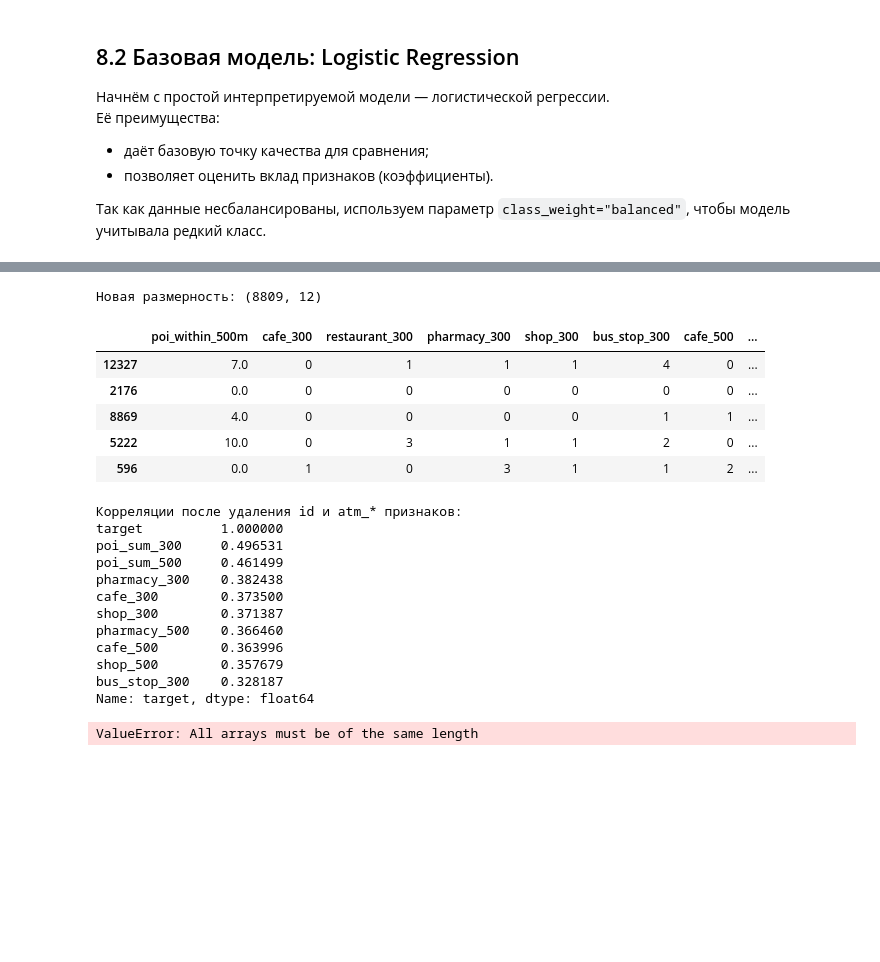
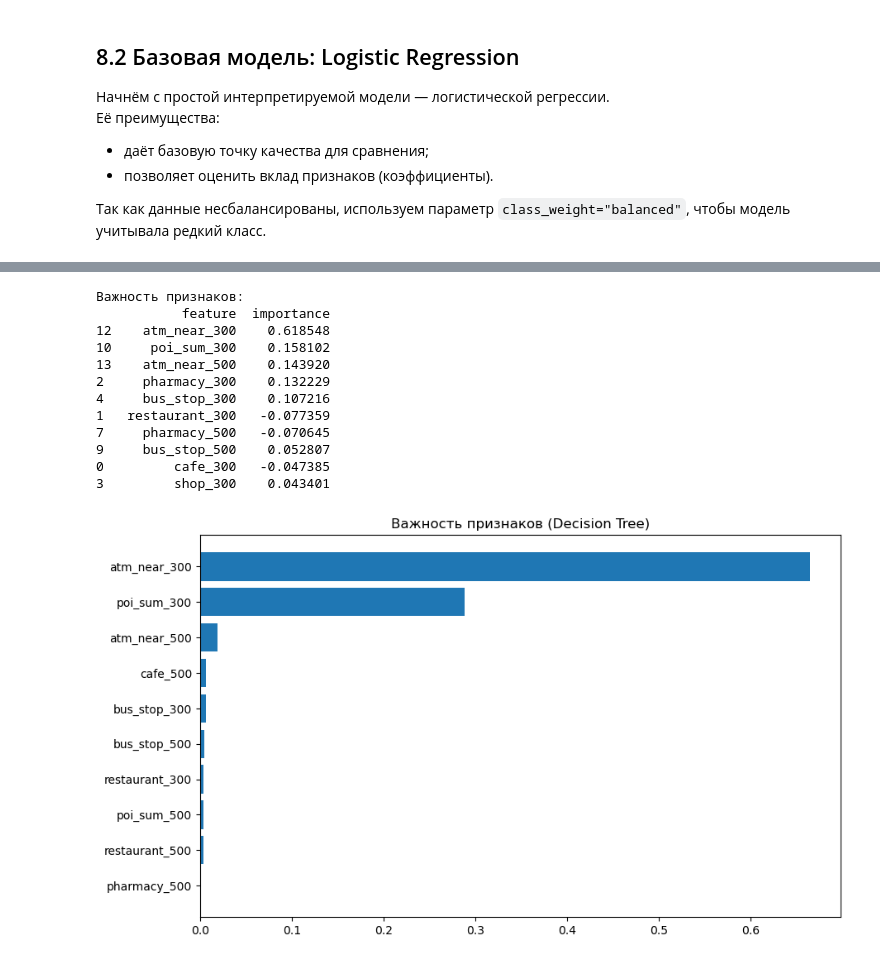
Before and after one commit to antgursky/final-project-atm-analysis, a Jupyter notebook: notebooks/01_data_collection.ipynb, the cells around one changed output, grey strips where cells are left out. Saved outputs shown, nothing was run; the diff lists cells and outputs as text; code cells hidden in the pictures; blank space fills up the shorter version.

```diff
--- a/notebooks/01_data_collection.ipynb
+++ b/notebooks/01_data_collection.ipynb
@@ -1761,10 +1788,0 @@ Name: target, dtype: float64
-# %%
-# Исключаем признаки, связанные с утечкой
-X = df.drop(columns=["target", "id", "atm_near_300", "atm_near_500"]).select_dtypes(include=["number"]).fillna(0)
-y = df["target"].astype(int)
-
-# Train/Test split
-from sklearn.model_selection import train_test_split
-X_train, X_test, y_train, y_test = train_test_split(
-    X, y, test_size=0.3, random_state=42, stratify=y
-)
@@ -1926,52 +1821,30 @@ print(f"Совпадает с количеством строк: {X[first_col].n
-# %%
-# Удаляем индексный столбец
-X_clean = X.drop(columns=[first_col])
-
-# Пересоздаем train/test разделение
-X_train_clean, X_test_clean, y_train, y_test = train_test_split(
-    X_clean, y, test_size=0.3, random_state=42, stratify=y
-)
-
-print(f"Новая размерность: {X_train_clean.shape}")
-# %% [output]
-Новая размерность: (8809, 12)
-# %%
-X = X_clean
-# %%
-X_test.head()
-# %% [output]
-|  | poi_within_500m | cafe_300 | restaurant_300 | pharmacy_300 | shop_300 | bus_stop_300 | cafe_500 | ... |
-| 12327 | 7.0 | 0 | 1 | 1 | 1 | 4 | 0 | ... |
-| 2176 | 0.0 | 0 | 0 | 0 | 0 | 0 | 0 | ... |
-| 8869 | 4.0 | 0 | 0 | 0 | 0 | 1 | 1 | ... |
-| 5222 | 10.0 | 0 | 3 | 1 | 1 | 2 | 0 | ... |
-| 596 | 0.0 | 1 | 0 | 3 | 1 | 1 | 2 | ... |
-# %%
-# Проверим корреляции еще раз после удаления подозрительных признаков
-correlation_analysis = pd.concat([X, y], axis=1).corr()["target"].sort_values(ascending=False)
-print("Корреляции после удаления id и atm_* признаков:")
-print(correlation_analysis.head(10))
-# %% [output]
-Корреляции после удаления id и atm_* признаков:
-target          1.000000
-poi_sum_300     0.496531
-poi_sum_500     0.461499
-pharmacy_300    0.382438
-cafe_300        0.373500
-shop_300        0.371387
-pharmacy_500    0.366460
-cafe_500        0.363996
-shop_500        0.357679
-bus_stop_300    0.328187
-Name: target, dtype: float64
 # %%
 # Важность признаков
 feature_importance = pd.DataFrame({
     'feature': X.columns,
     'importance': log_reg.coef_[0]
 }).sort_values('importance', key=abs, ascending=False)
 
 print("Важность признаков:")
 print(feature_importance.head(10))
+
+# Визуализация
+plt.figure(figsize=(10, 6))
+plt.barh(feat_importance["feature"][:10], feat_importance["importance"][:10])
+plt.gca().invert_yaxis()
+plt.title("Важность признаков (Decision Tree)")
+plt.show()
 # %% [output]
-ValueError: All arrays must be of the same length
+Важность признаков:
+           feature  importance
+12    atm_near_300    0.618548
+10     poi_sum_300    0.158102
+13    atm_near_500    0.143920
+2     pharmacy_300    0.132229
+4     bus_stop_300    0.107216
+1   restaurant_300   -0.077359
+7     pharmacy_500   -0.070645
+9     bus_stop_500    0.052807
+0         cafe_300   -0.047385
+3         shop_300    0.043401
+[figure, added]
```
Also changed, not shown: parts of 66 cells of this notebook, 6 other files.
